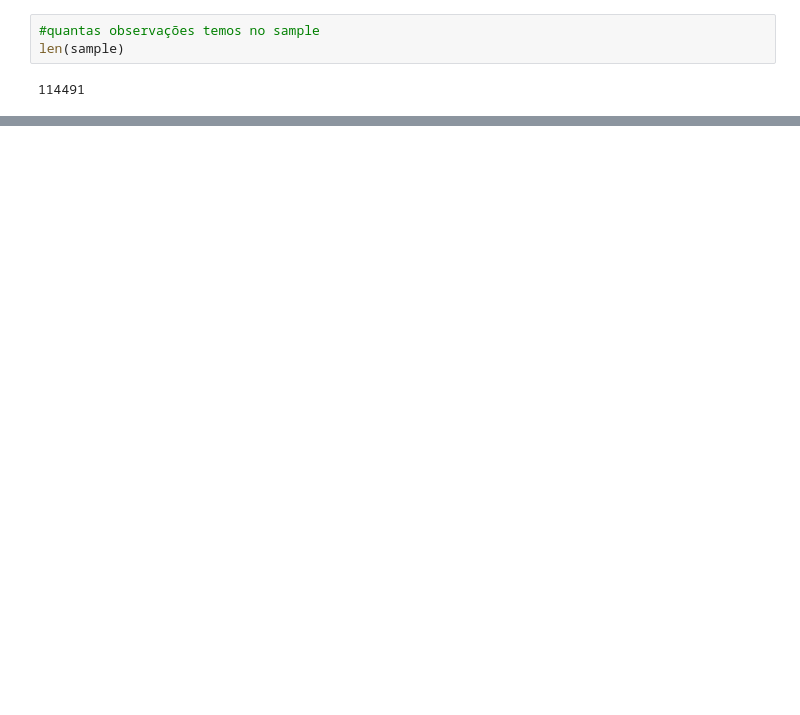
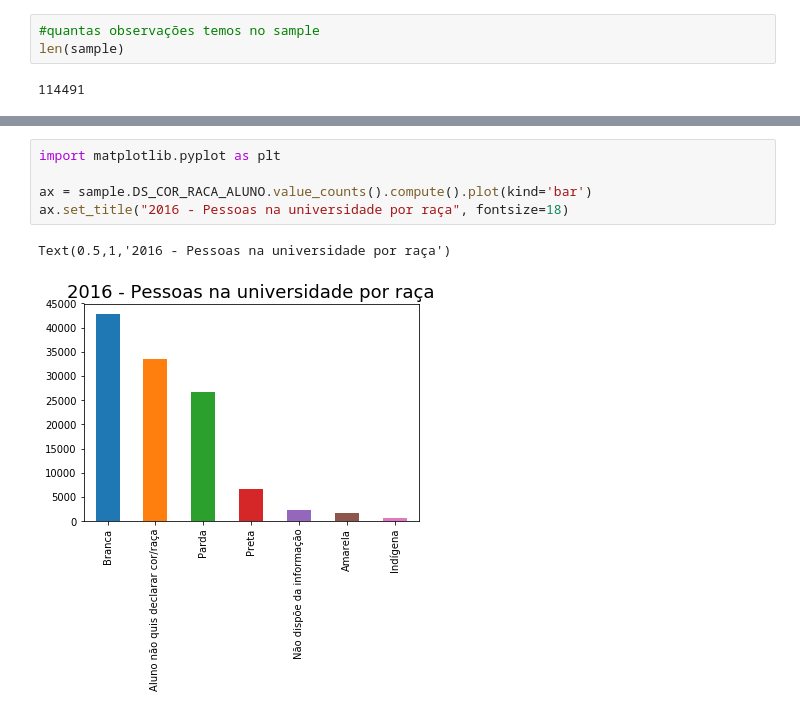
Before and after one commit to fighting-back-bias-lab/inep-curso-superior-pessoas-negras, a Jupyter notebook: inep-curso-superior-2016-pessoas-negras-dask.ipynb, the cells around one changed output, grey strips where cells are left out. Cells and saved outputs as stored; diff of their text form; blank space fills up the shorter version.

```diff
--- a/inep-curso-superior-2016-pessoas-negras-dask.ipynb
+++ b/inep-curso-superior-2016-pessoas-negras-dask.ipynb
@@ -137,0 +145,8 @@ You should consider upgrading via the 'pip install --upgrade pip' command.
+# %%
+import matplotlib.pyplot as plt
+
+ax = sample.DS_COR_RACA_ALUNO.value_counts().compute().plot(kind='bar')
+ax.set_title("2016 - Pessoas na universidade por raça", fontsize=18)
+# %% [output]
+Text(0.5,1,'2016 - Pessoas na universidade por raça')
+[figure, added]
```
Also changed, not shown: parts of 14 cells of this notebook.
